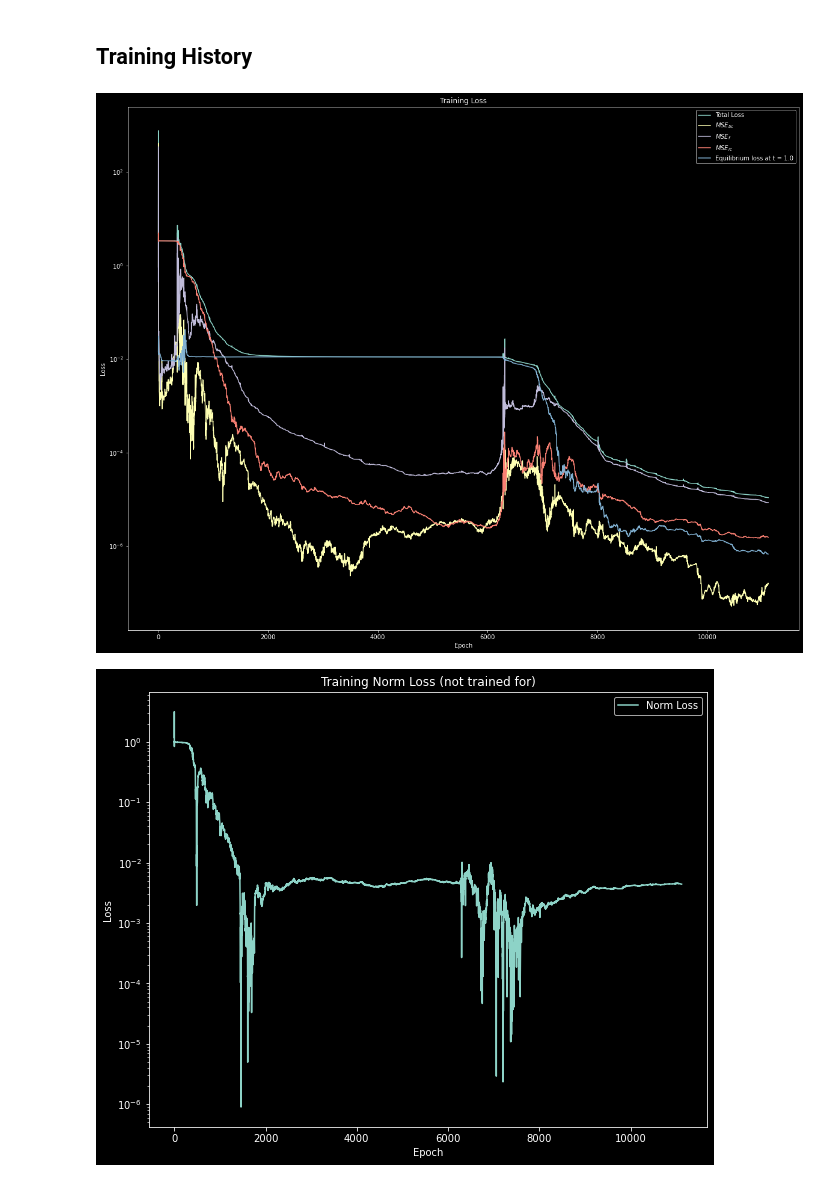
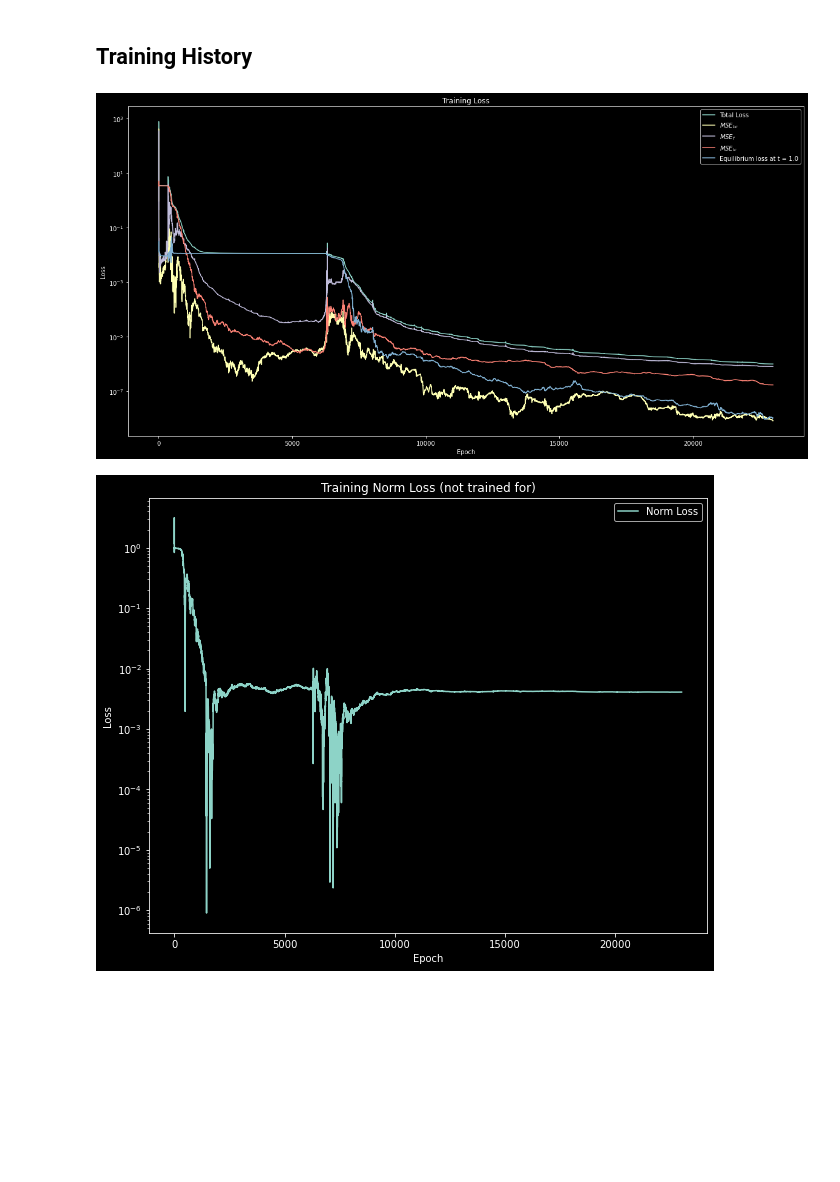
Before and after one commit to ElHuaco/PINN-fokker-planck, a Jupyter notebook: src/OUR CODE/OrnsteinUhlenbeck_additional_ic.ipynb, the cells around one changed output. Cells and saved outputs as stored; diff of their text form; code cells hidden in the pictures; blank space fills up the shorter version.

Commit message:
Correct Boltzmann factor train for ~20000 iter

```diff
--- a/src/OUR CODE/OrnsteinUhlenbeck_additional_ic.ipynb
+++ b/src/OUR CODE/OrnsteinUhlenbeck_additional_ic.ipynb
@@ -597,9 +572,9 @@ No artists with labels found to put in legend.  Note that artists whose label st
 ## Training History
 # %%
 plt.style.use("dark_background")
-plt.figure(figsize=(20,16))
+plt.figure(figsize=(20,10))
 plt.title("Training Loss")
-df = pd.read_csv(data_filename)
+df = pd.read_csv("./data/TRAIN_HISTORY_equi_IC100_BC100_f1000_t0.1_iter50000")
 plt.plot(df["epoch"], df["Total loss"], label="Total Loss")
 plt.plot(df["epoch"], df["BC loss"], label="$MSE_{bc}$")
 plt.plot(df["epoch"], df["f loss"], label="$MSE_f$")
@@ -614,32 +589,32 @@ plt.show()
 
 plt.figure(figsize=(10,8))
 plt.title("Training Norm Loss (not trained for)")
 #plt.plot(df["epoch"], df["Pr loss"], label = "Probability Loss")
 plt.xlabel("Epoch")
 plt.ylabel("Loss")
 plt.plot(df["epoch"], df["Norm loss"], label = "Norm Loss")
 plt.yscale("log")
 plt.legend()
 plt.show()
 
 plt.figure(figsize=(10,8))
 plt.title("Probability Loss (not trained for)")
 plt.plot(df["epoch"], df["Pr loss"], label = "Probability Loss")
 plt.xlabel("Epoch")
 plt.ylabel("Loss")
 plt.yscale("log")
 plt.ylim((10 ** -14, 10 ** 1))
 plt.legend()
 plt.show()
 
 plt.figure(figsize=(10,8))
 plt.title("Equilibrium Loss")
 plt.xlabel("Epoch")
 plt.ylabel("Loss")
 plt.plot(df["epoch"], df["Norm loss"], label = "Equilibrium Loss")
 plt.yscale("log")
 plt.legend()
 plt.show()
 # %% [output]
-[figure, old version]
+[figure, new version]
-[figure, old version]
+[figure, new version]
```
Also changed, not shown: parts of 8 cells of this notebook, 4 other files.
